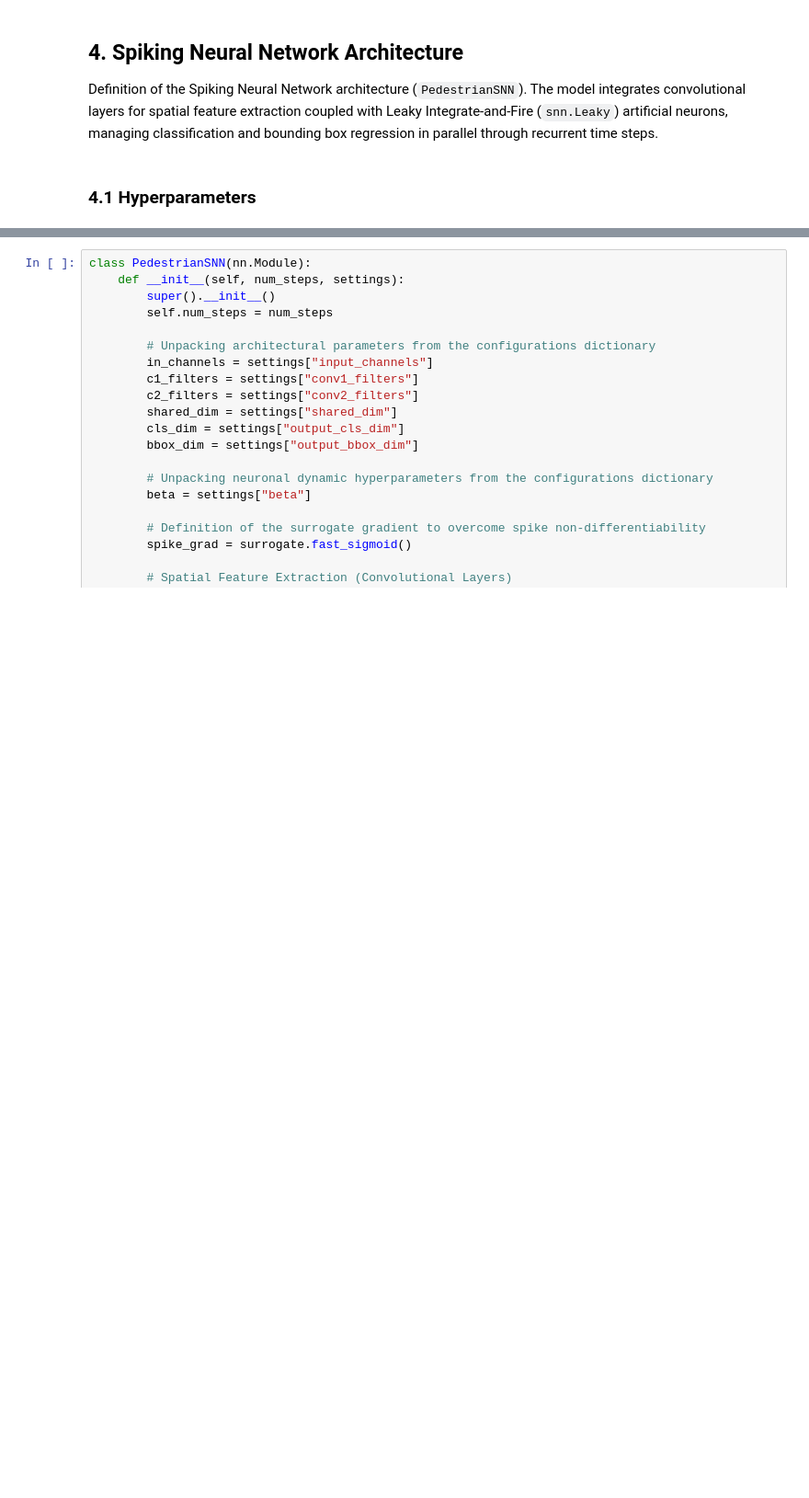
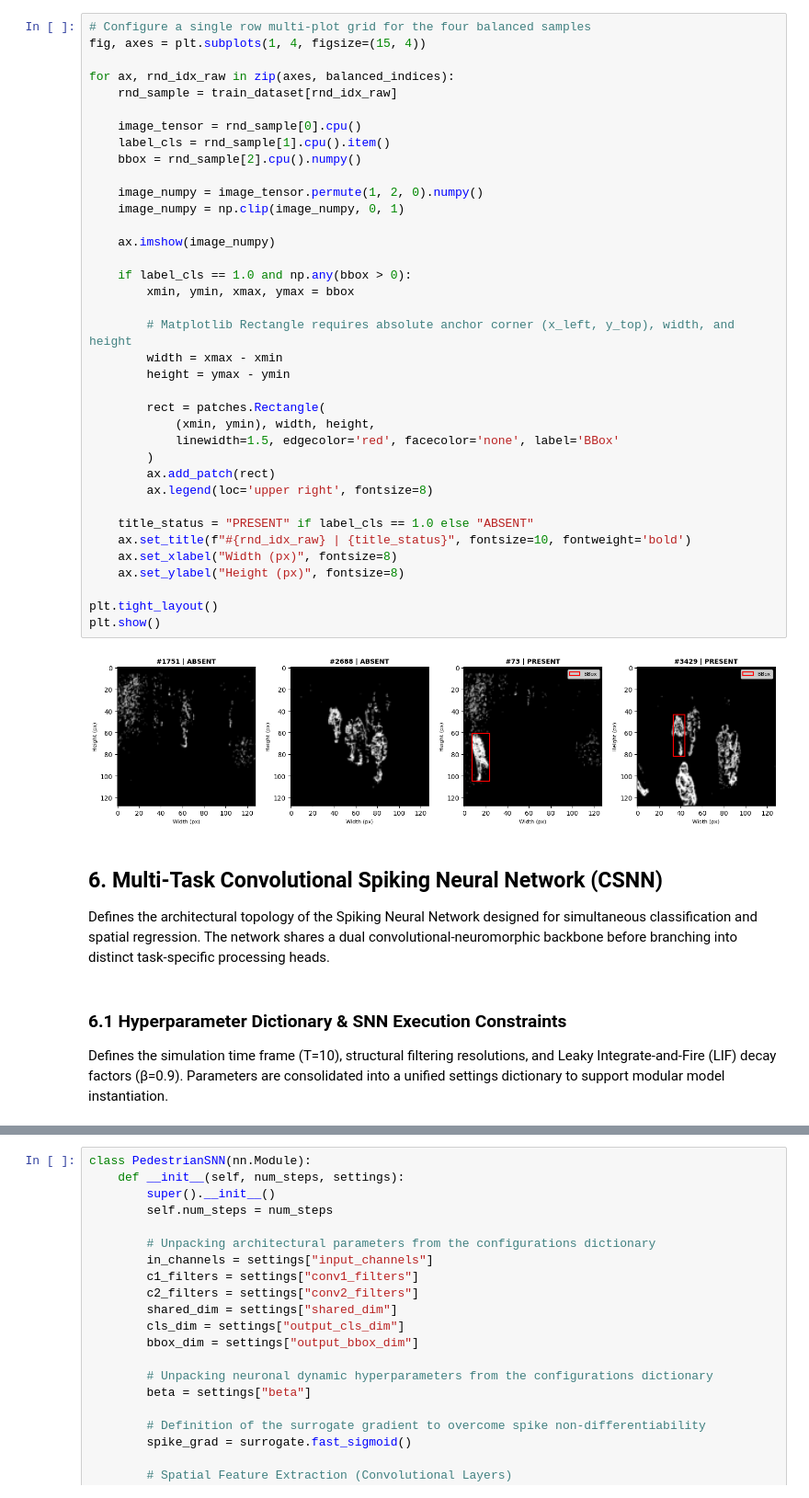
Before and after one commit to tmmssd/pedestrian_detection, a Jupyter notebook: pedestrian_verification.ipynb, the cells around one changed output, grey strips where cells are left out. Shown at 92% size. Cells and saved outputs as stored; diff of their text form; blank space fills up the shorter version.

Commit message:
Improved code readability and documentation in "pedestrian_verification.ipynb", and added some visualization code.

```diff
--- a/pedestrian_verification.ipynb
+++ b/pedestrian_verification.ipynb
@@ -529,8 +472,49 @@ plt.show()
+# %%
+# Configure a single row multi-plot grid for the four balanced samples
+fig, axes = plt.subplots(1, 4, figsize=(15, 4))
+
+for ax, rnd_idx_raw in zip(axes, balanced_indices):
+    rnd_sample = train_dataset[rnd_idx_raw]
+
+    image_tensor = rnd_sample[0].cpu()
+    label_cls = rnd_sample[1].cpu().item()
+    bbox = rnd_sample[2].cpu().numpy()
+
+    image_numpy = image_tensor.permute(1, 2, 0).numpy()
+    image_numpy = np.clip(image_numpy, 0, 1)
+
+    ax.imshow(image_numpy)
+
+    if label_cls == 1.0 and np.any(bbox > 0):
+        xmin, ymin, xmax, ymax = bbox
+
+        # Matplotlib Rectangle requires absolute anchor corner (x_left, y_top), width, and height
+        width = xmax - xmin
+        height = ymax - ymin
+
+        rect = patches.Rectangle(
+            (xmin, ymin), width, height,
+            linewidth=1.5, edgecolor='red', facecolor='none', label='BBox'
+        )
+        ax.add_patch(rect)
+        ax.legend(loc='upper right', fontsize=8)
+
+    title_status = "PRESENT" if label_cls == 1.0 else "ABSENT"
+    ax.set_title(f"#{rnd_idx_raw} | {title_status}", fontsize=10, fontweight='bold')
+    ax.set_xlabel("Width (px)", fontsize=8)
+    ax.set_ylabel("Height (px)", fontsize=8)
+
+plt.tight_layout()
+plt.show()
+# %% [output]
+[figure, added]
 # %% [markdown]
-## 4. Spiking Neural Network Architecture
+## 6. Multi-Task Convolutional Spiking Neural Network (CSNN)
 
-Definition of the Spiking Neural Network architecture (`PedestrianSNN`). The model integrates convolutional layers for spatial feature extraction coupled with Leaky Integrate-and-Fire (`snn.Leaky`) artificial neurons, managing classification and bounding box regression in parallel through recurrent time steps.
+Defines the architectural topology of the Spiking Neural Network designed for simultaneous classification and spatial regression. The network shares a dual convolutional-neuromorphic backbone before branching into distinct task-specific processing heads.
 # %% [markdown]
-### 4.1 Hyperparameters
+### 6.1 Hyperparameter Dictionary & SNN Execution Constraints
+
+Defines the simulation time frame (T=10), structural filtering resolutions, and Leaky Integrate-and-Fire (LIF) decay factors (β=0.9). Parameters are consolidated into a unified settings dictionary to support modular model instantiation.
 # %%
 # Network parameters and optimization constraints
```
Also changed, not shown: parts of 57 cells of this notebook, 1 other file.
